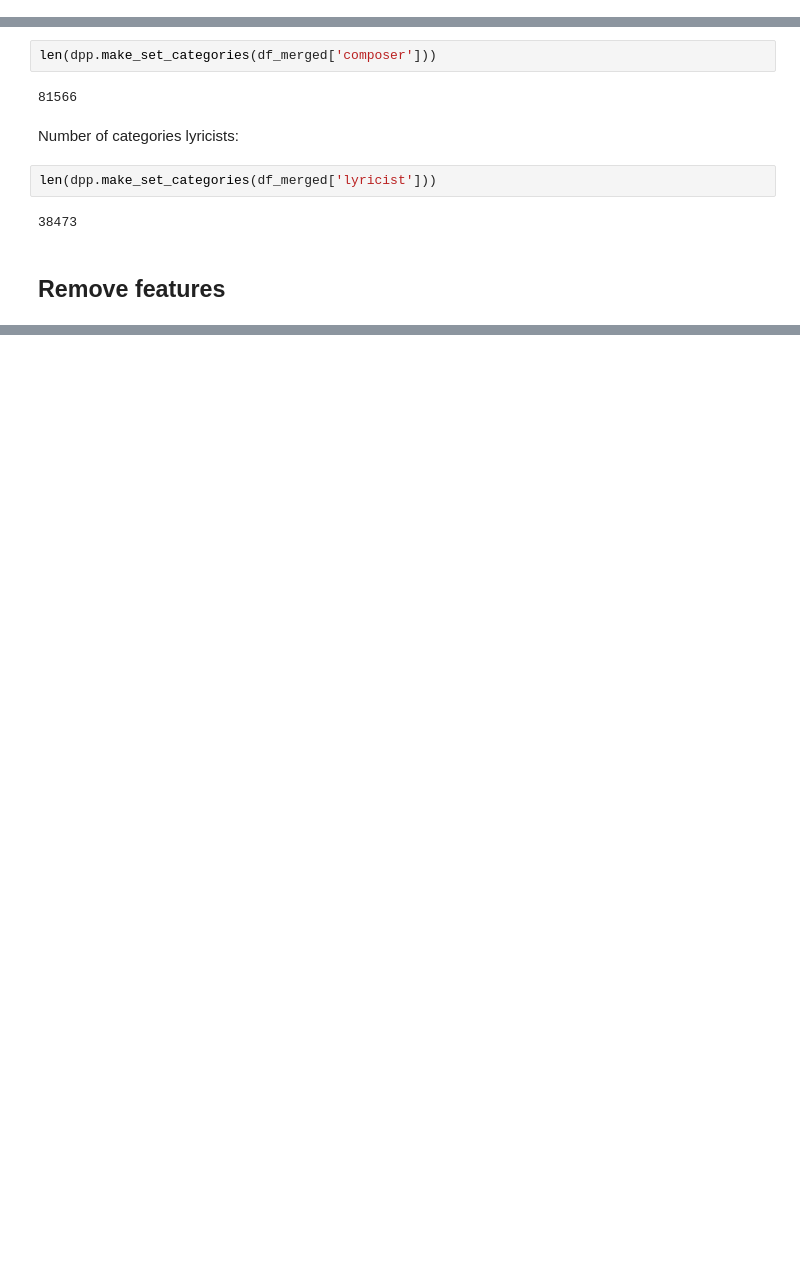
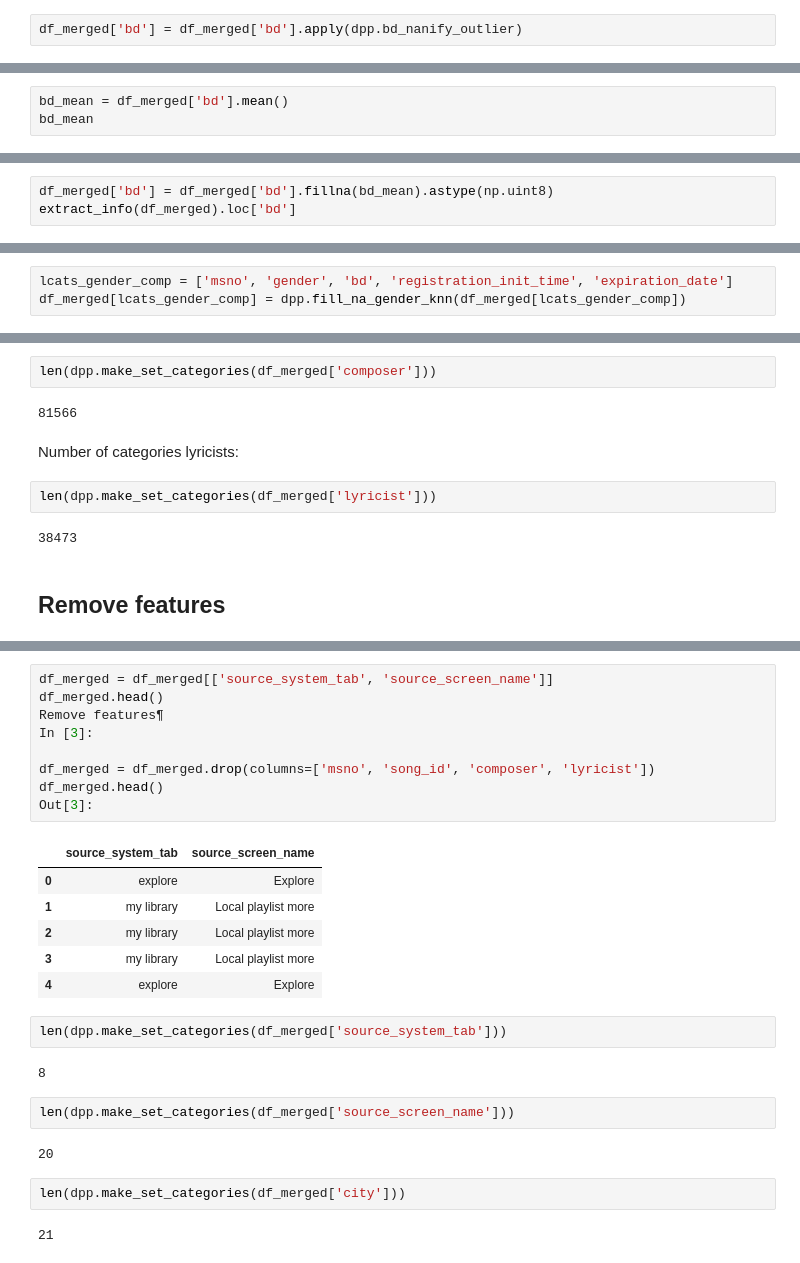
Before and after one commit to RaquelNeedsCoffee/PracticaAPA, a Jupyter notebook: Practica/Code/preprocessing.ipynb, the cells around one changed output, grey strips where cells are left out. Drawn from its saved outputs; the diff is of its cells as text; blank space fills up the shorter version.

```diff
--- a/Practica/Code/preprocessing.ipynb
+++ b/Practica/Code/preprocessing.ipynb
@@ -65,0 +69,2 @@ dpp.plot_lost_values_percent(merged_info['null_percentage'])
+# %%
+df_merged['bd'] = df_merged['bd'].apply(dpp.bd_nanify_outlier)
@@ -65,0 +78,3 @@ dpp.plot_lost_values_percent(merged_info['null_percentage'])
+# %%
+bd_mean = df_merged['bd'].mean()
+bd_mean
@@ -65,0 +83,3 @@ dpp.plot_lost_values_percent(merged_info['null_percentage'])
+# %%
+df_merged['bd'] = df_merged['bd'].fillna(bd_mean).astype(np.uint8)
+extract_info(df_merged).loc['bd']
@@ -65,0 +93,3 @@ dpp.plot_lost_values_percent(merged_info['null_percentage'])
+# %%
+lcats_gender_comp = ['msno', 'gender', 'bd', 'registration_init_time', 'expiration_date']
+df_merged[lcats_gender_comp] = dpp.fill_na_gender_knn(df_merged[lcats_gender_comp])
@@ -86,0 +124,28 @@ ValueError: labels ['composer' 'lyricist'] not contained in axis
+# %%
+df_merged = df_merged[['source_system_tab', 'source_screen_name']]
+df_merged.head()
+Remove features¶
+In [3]:
+
+df_merged = df_merged.drop(columns=['msno', 'song_id', 'composer', 'lyricist'])
+df_merged.head()
+Out[3]:
+# %% [output]
+|  | source_system_tab | source_screen_name |
+| 0 | explore | Explore |
+| 1 | my library | Local playlist more |
+| 2 | my library | Local playlist more |
+| 3 | my library | Local playlist more |
+| 4 | explore | Explore |
+# %%
+len(dpp.make_set_categories(df_merged['source_system_tab']))
+# %% [output]
+8
+# %%
+len(dpp.make_set_categories(df_merged['source_screen_name']))
+# %% [output]
+20
+# %%
+len(dpp.make_set_categories(df_merged['city']))
+# %% [output]
+21
```
Also changed, not shown: parts of 9 cells of this notebook, 1 other file.
